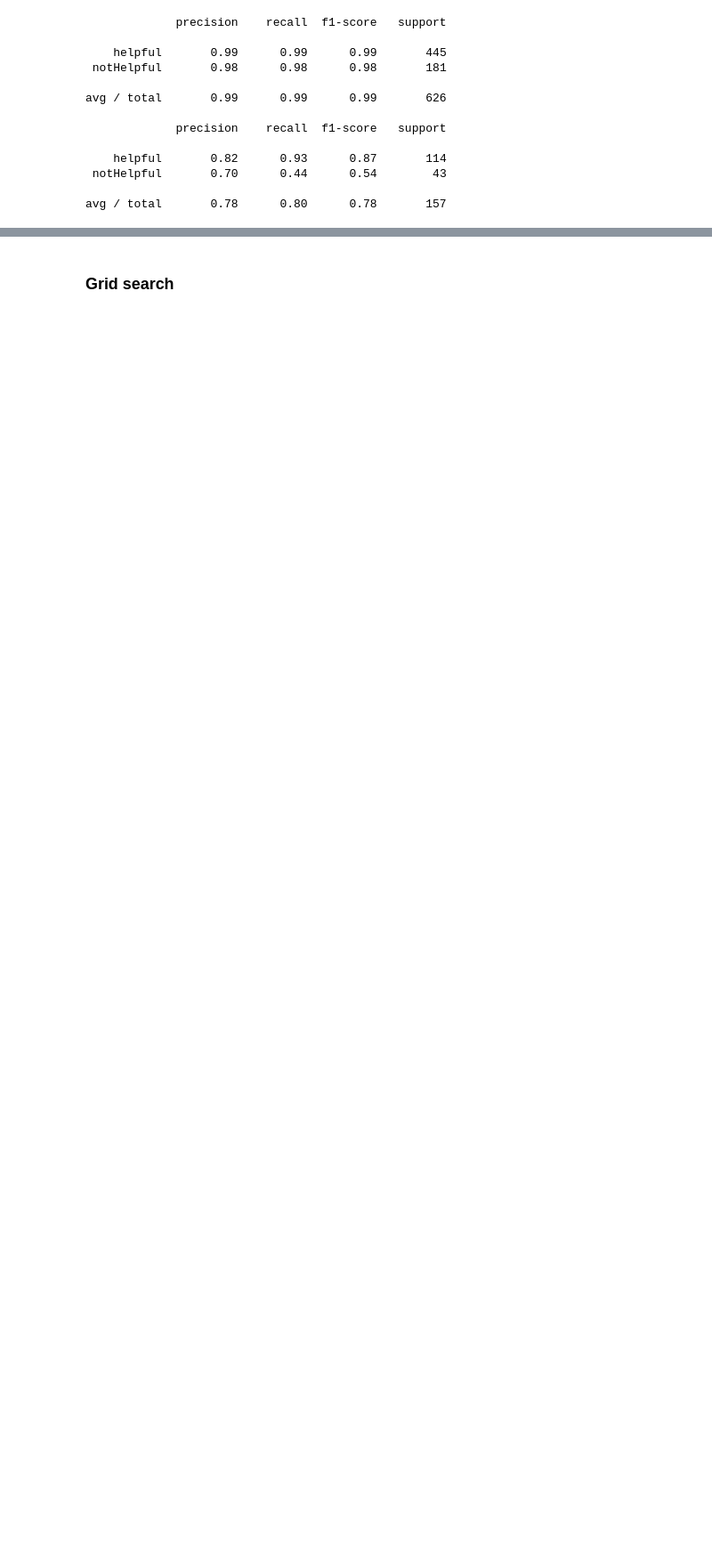
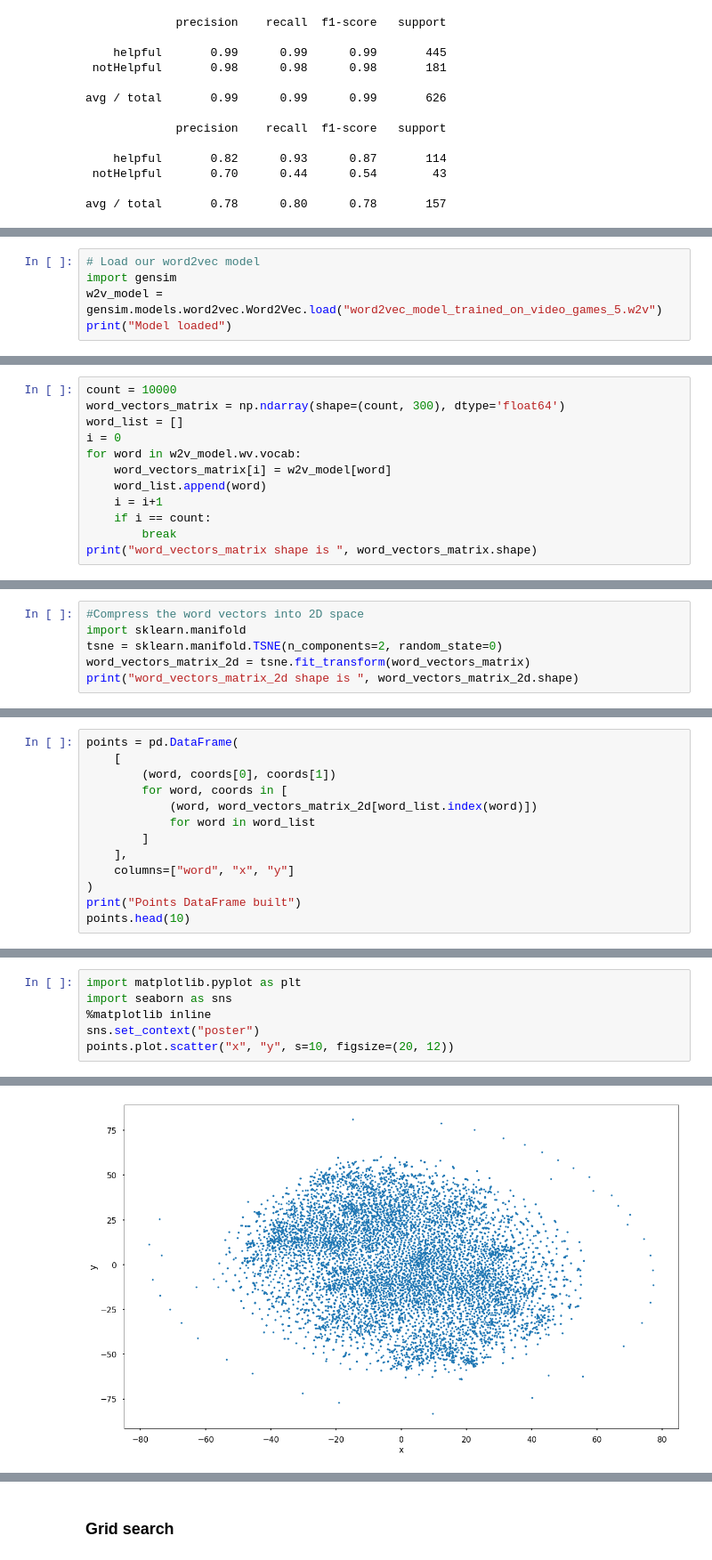
Before and after one commit to adamazon/adamazon-code, a Jupyter notebook: Helpful score prediction.ipynb, the cells around one changed output, grey strips where cells are left out. Shown at 89% size. Saved outputs shown, nothing was run; the diff lists cells and outputs as text; blank space fills up the shorter version.

Commit message:
word2vec tsne

```diff
--- a/Helpful score prediction.ipynb
+++ b/Helpful score prediction.ipynb
@@ -395,0 +512,5 @@ avg / total       0.78      0.80      0.78       157
+# %%
+# Load our word2vec model
+import gensim
+w2v_model = gensim.models.word2vec.Word2Vec.load("word2vec_model_trained_on_video_games_5.w2v")
+print("Model loaded")
@@ -395,0 +519,12 @@ avg / total       0.78      0.80      0.78       157
+# %%
+count = 10000
+word_vectors_matrix = np.ndarray(shape=(count, 300), dtype='float64')
+word_list = []
+i = 0
+for word in w2v_model.wv.vocab:
+    word_vectors_matrix[i] = w2v_model[word]
+    word_list.append(word)
+    i = i+1
+    if i == count:
+        break
+print("word_vectors_matrix shape is ", word_vectors_matrix.shape)
@@ -395,0 +533,6 @@ avg / total       0.78      0.80      0.78       157
+# %%
+#Compress the word vectors into 2D space
+import sklearn.manifold
+tsne = sklearn.manifold.TSNE(n_components=2, random_state=0)
+word_vectors_matrix_2d = tsne.fit_transform(word_vectors_matrix)
+print("word_vectors_matrix_2d shape is ", word_vectors_matrix_2d.shape)
@@ -395,0 +541,13 @@ avg / total       0.78      0.80      0.78       157
+# %%
+points = pd.DataFrame(
+    [
+        (word, coords[0], coords[1])
+        for word, coords in [
+            (word, word_vectors_matrix_2d[word_list.index(word)])
+            for word in word_list
+        ]
+    ],
+    columns=["word", "x", "y"]
+)
+print("Points DataFrame built")
+points.head(10)
@@ -395,0 +567,7 @@ avg / total       0.78      0.80      0.78       157
+# %%
+import matplotlib.pyplot as plt
+import seaborn as sns
+%matplotlib inline
+sns.set_context("poster")
+points.plot.scatter("x", "y", s=10, figsize=(20, 12))
+# %% [output]
@@ -395,0 +575 @@ avg / total       0.78      0.80      0.78       157
+[figure, added]
```
Also changed, not shown: parts of 16 cells of this notebook.
